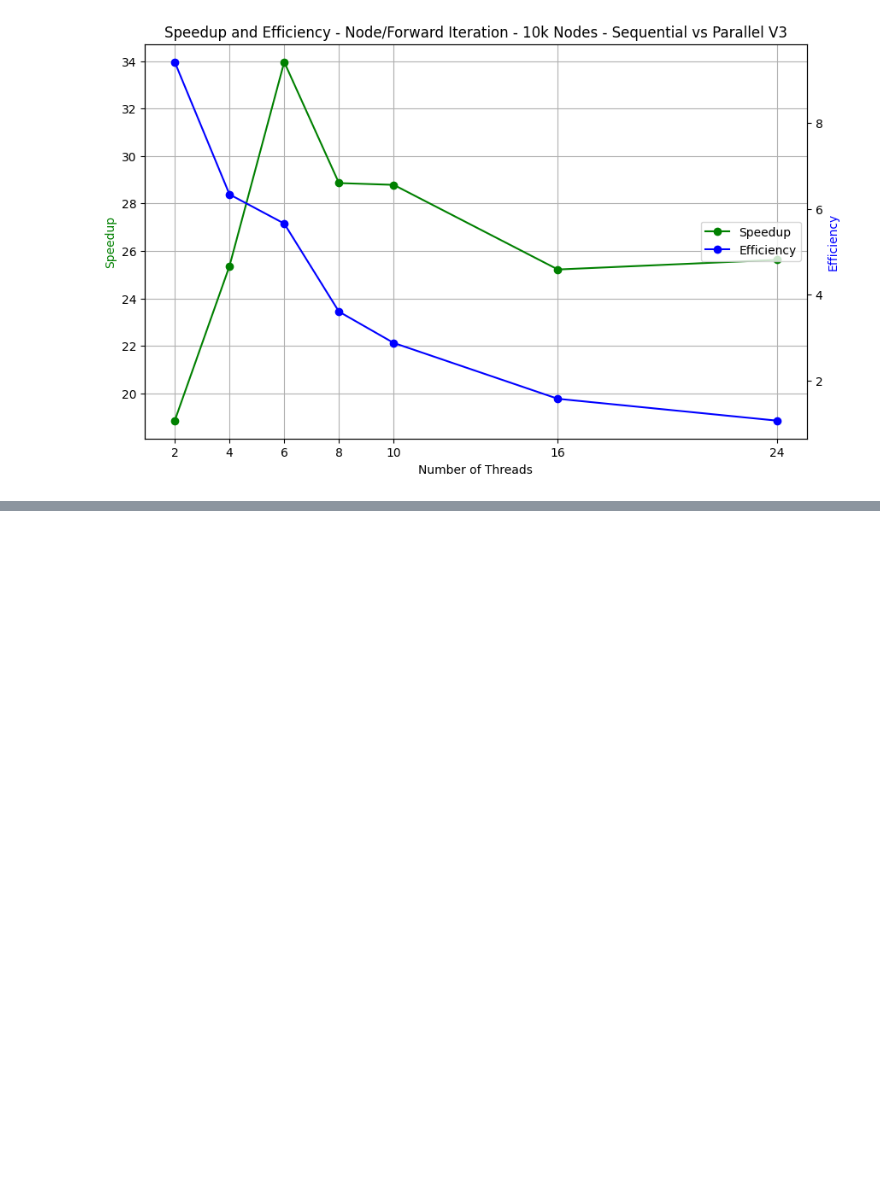
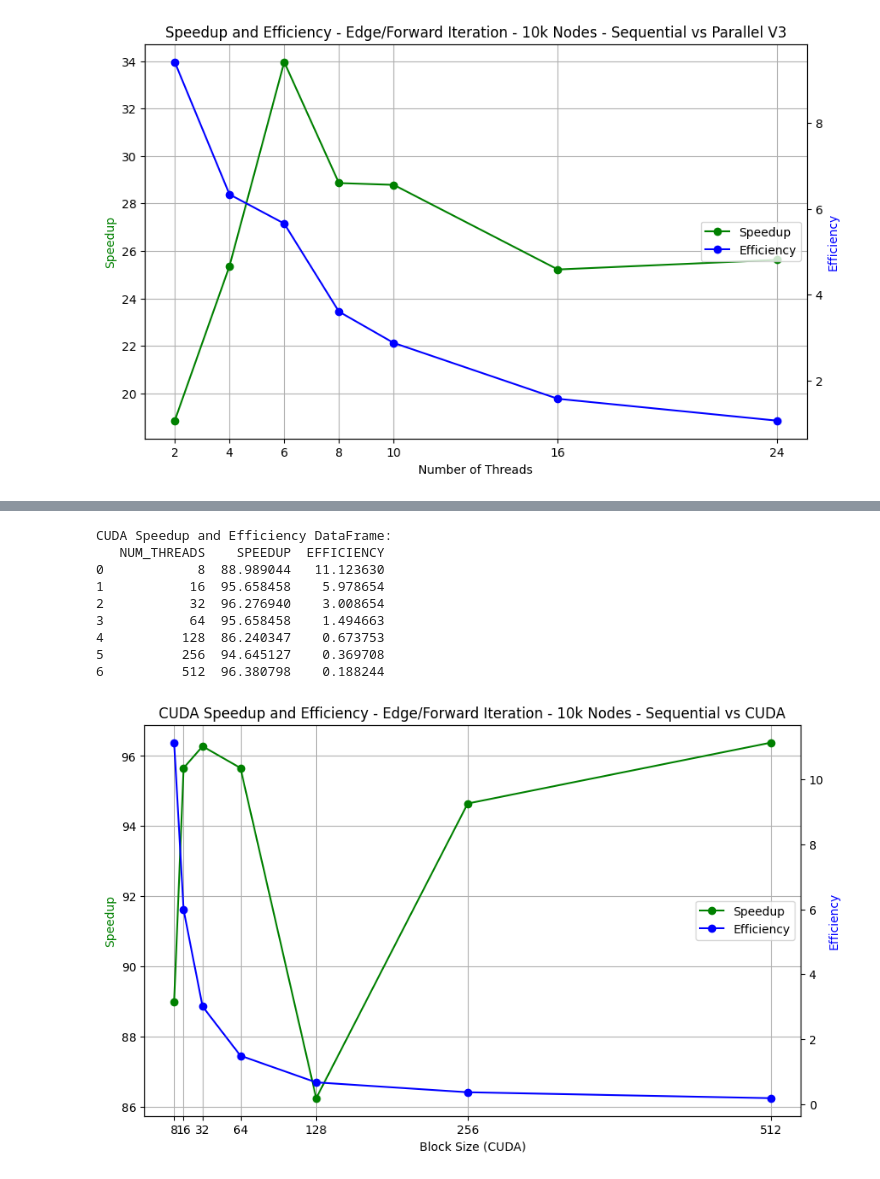
Before and after one commit to RiccardoRevalor/ParallelTriangleCounting, a Jupyter notebook: charts/generate_charts_finalcomparisons.ipynb, the cells around one changed output, grey strips where cells are left out. Cells and saved outputs as stored; diff of their text form; code cells hidden in the pictures; blank space fills up the shorter version.

```diff
--- a/charts/generate_charts_finalcomparisons.ipynb
+++ b/charts/generate_charts_finalcomparisons.ipynb
@@ -366,0 +445,48 @@ Speedup and Efficiency DataFrame:
+# %%
+#cuda vs sequential v2 - speedup and efficiency
+
+speedup_efficiency_data = {'NUM_THREADS': [],
+    'SPEEDUP': [],
+    'EFFICIENCY': []}
+
+for index, row in cuda_edge_it_v2_df.iterrows():
+    blockSize = row['BLOCK_SIZE']
+    cuda_duration = row['TOTAL_DURATION_US']
+    sequential_duration = duration_straight_line
+    speedup = sequential_duration / cuda_duration
+    efficiency = speedup / blockSize
+    speedup_efficiency_data['NUM_THREADS'].append(blockSize)
+    speedup_efficiency_data['SPEEDUP'].append(speedup)
+    speedup_efficiency_data['EFFICIENCY'].append(efficiency)
+
+#chart for speedup and efficiency
+speedup_efficiency_df = pd.DataFrame(speedup_efficiency_data)
+print("CUDA Speedup and Efficiency DataFrame:")
+print(speedup_efficiency_df)
+fig, ax1 = plt.subplots(figsize=(10, 6))
+ax2 = ax1.twinx()
+ax1.plot(speedup_efficiency_df['NUM_THREADS'], speedup_efficiency_df['SPEEDUP'], 'g-o', label='Speedup')
+ax2.plot(speedup_efficiency_df['NUM_THREADS'], speedup_efficiency_df['EFFICIENCY'], 'b-o', label='Efficiency')
+ax1.set_xlabel('Block Size (CUDA)')
+ax1.set_ylabel('Speedup', color='g')
+ax2.set_ylabel('Efficiency', color='b')
+plt.title('CUDA Speedup and Efficiency - Edge/Forward Iteration - 10k Nodes - Sequential vs CUDA')
+ax1.set_xticks(speedup_efficiency_df['NUM_THREADS'])
+ax1.grid(True)
+#union of legendd
+lines1, labels1 = ax1.get_legend_handles_labels()
+lines2, labels2 = ax2.get_legend_handles_labels()
+ax1.legend(lines1 + lines2, labels1 + labels2, loc='center right')
+#plt.savefig('./charts/node_forward_iteration_10k_nodes_cuda_speedup_efficiency.png')
+plt.show()
+# %% [output]
+CUDA Speedup and Efficiency DataFrame:
+   NUM_THREADS    SPEEDUP  EFFICIENCY
+0            8  88.989044   11.123630
+1           16  95.658458    5.978654
+2           32  96.276940    3.008654
+3           64  95.658458    1.494663
+4          128  86.240347    0.673753
+5          256  94.645127    0.369708
+6          512  96.380798    0.188244
+[figure, added]
```
Also changed, not shown: parts of 3 cells of this notebook, 2 other files.
